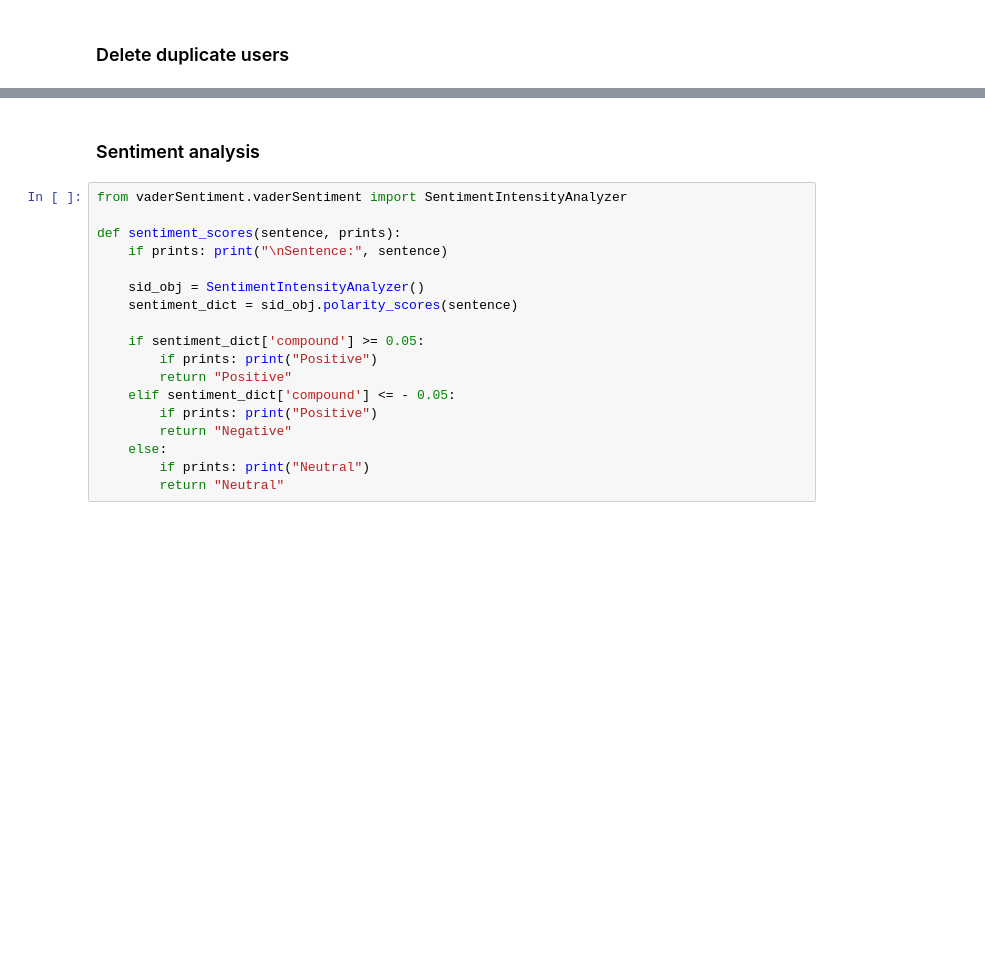
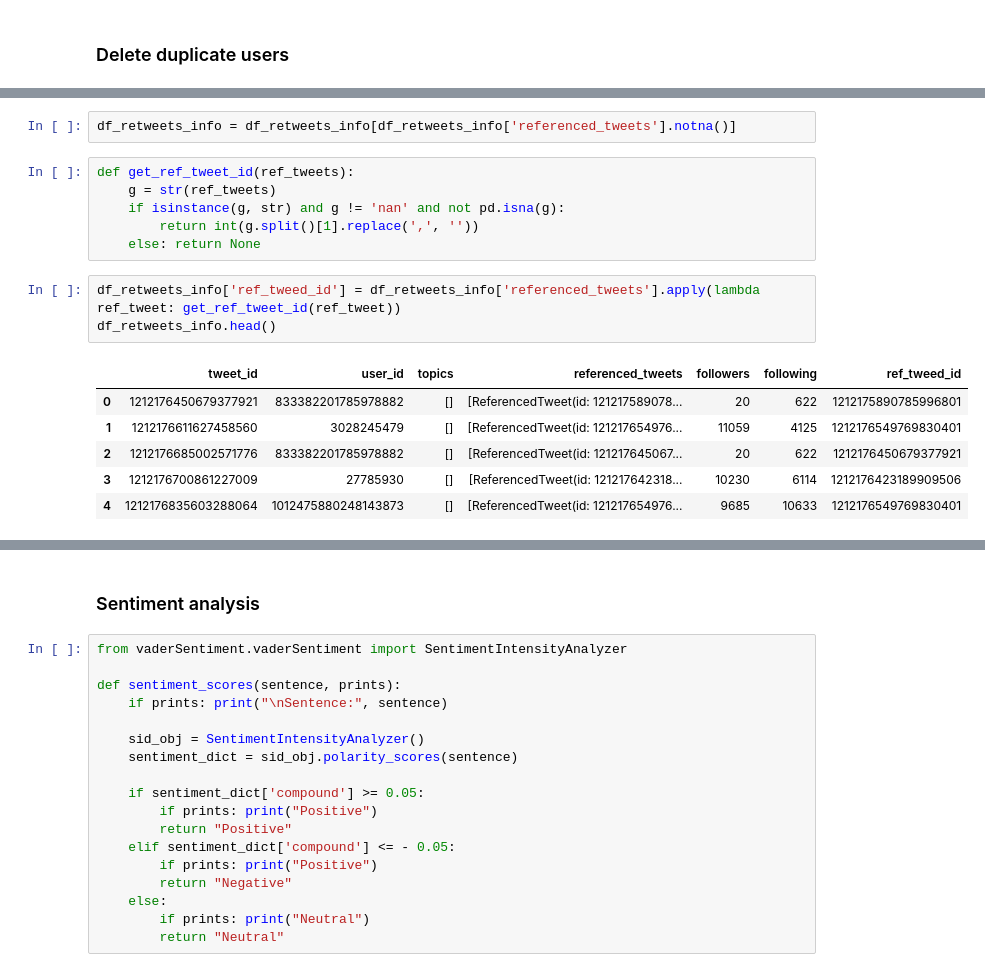
Before and after one commit to MiguelDordio/InformationFlow, a Jupyter notebook: Twitter/analysis/prepare_final_dataset.ipynb, the cells around one changed output, grey strips where cells are left out. Drawn from its saved outputs; the diff is of its cells as text; blank space fills up the shorter version.

```diff
--- a/Twitter/analysis/prepare_final_dataset.ipynb
+++ b/Twitter/analysis/prepare_final_dataset.ipynb
@@ -165,0 +210,18 @@ users_tweets_df.head(5)
+# %%
+df_retweets_info = df_retweets_info[df_retweets_info['referenced_tweets'].notna()]
+# %%
+def get_ref_tweet_id(ref_tweets):
+    g = str(ref_tweets)
+    if isinstance(g, str) and g != 'nan' and not pd.isna(g):
+        return int(g.split()[1].replace(',', ''))
+    else: return None
+# %%
+df_retweets_info['ref_tweed_id'] = df_retweets_info['referenced_tweets'].apply(lambda ref_tweet: get_ref_tweet_id(ref_tweet))
+df_retweets_info.head()
+# %% [output]
+|  | tweet_id | user_id | topics | referenced_tweets | followers | following | ref_tweed_id |
+| 0 | 1212176450679377921 | 833382201785978882 | [] | [ReferencedTweet(id: 121217589078... | 20 | 622 | 1212175890785996801 |
+| 1 | 1212176611627458560 | 3028245479 | [] | [ReferencedTweet(id: 121217654976... | 11059 | 4125 | 1212176549769830401 |
+| 2 | 1212176685002571776 | 833382201785978882 | [] | [ReferencedTweet(id: 121217645067... | 20 | 622 | 1212176450679377921 |
+| 3 | 1212176700861227009 | 27785930 | [] | [ReferencedTweet(id: 121217642318... | 10230 | 6114 | 1212176423189909506 |
+| 4 | 1212176835603288064 | 1012475880248143873 | [] | [ReferencedTweet(id: 121217654976... | 9685 | 10633 | 1212176549769830401 |
```
Also changed, not shown: parts of 57 cells of this notebook, 1 other file.
